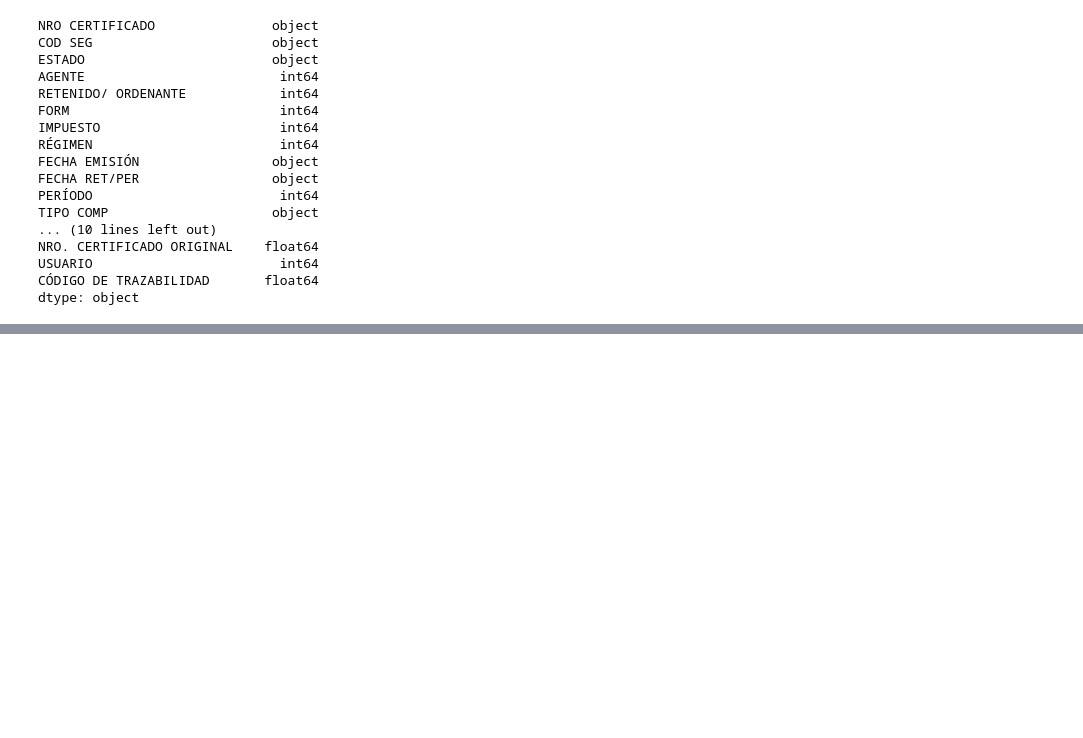
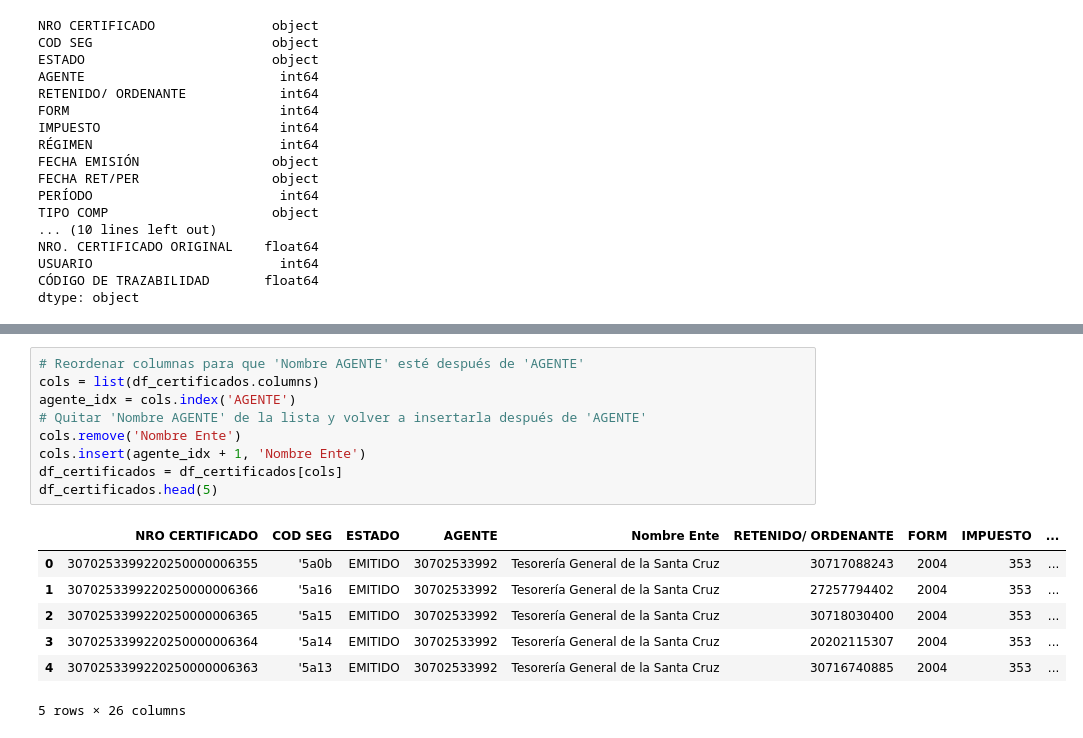
Before and after one commit to jeo20/mefi2025, a Jupyter notebook: certificados_tgp/certificado.ipynb, the cells around one changed output, grey strips where cells are left out. Cells and saved outputs as stored; diff of their text form; blank space fills up the shorter version.

```diff
--- a/certificados_tgp/certificado.ipynb
+++ b/certificados_tgp/certificado.ipynb
@@ -82,0 +108,17 @@ dtype: object
+# %%
+# Reordenar columnas para que 'Nombre AGENTE' esté después de 'AGENTE'
+cols = list(df_certificados.columns)
+agente_idx = cols.index('AGENTE')
+# Quitar 'Nombre AGENTE' de la lista y volver a insertarla después de 'AGENTE'
+cols.remove('Nombre Ente')
+cols.insert(agente_idx + 1, 'Nombre Ente')
+df_certificados = df_certificados[cols]
+df_certificados.head(5)
+# %% [output]
+|  | NRO CERTIFICADO | COD SEG | ESTADO | AGENTE | Nombre Ente | RETENIDO/ ORDENANTE | FORM | IMPUESTO | ... |
+| 0 | 3070253399220250000006355 | '5a0b | EMITIDO | 30702533992 | Tesorería General de la Santa Cruz | 30717088243 | 2004 | 353 | ... |
+| 1 | 3070253399220250000006366 | '5a16 | EMITIDO | 30702533992 | Tesorería General de la Santa Cruz | 27257794402 | 2004 | 353 | ... |
+| 2 | 3070253399220250000006365 | '5a15 | EMITIDO | 30702533992 | Tesorería General de la Santa Cruz | 30718030400 | 2004 | 353 | ... |
+| 3 | 3070253399220250000006364 | '5a14 | EMITIDO | 30702533992 | Tesorería General de la Santa Cruz | 20202115307 | 2004 | 353 | ... |
+| 4 | 3070253399220250000006363 | '5a13 | EMITIDO | 30702533992 | Tesorería General de la Santa Cruz | 30716740885 | 2004 | 353 | ... |
+5 rows × 26 columns
```
Also changed, not shown: parts of 2 cells of this notebook.
